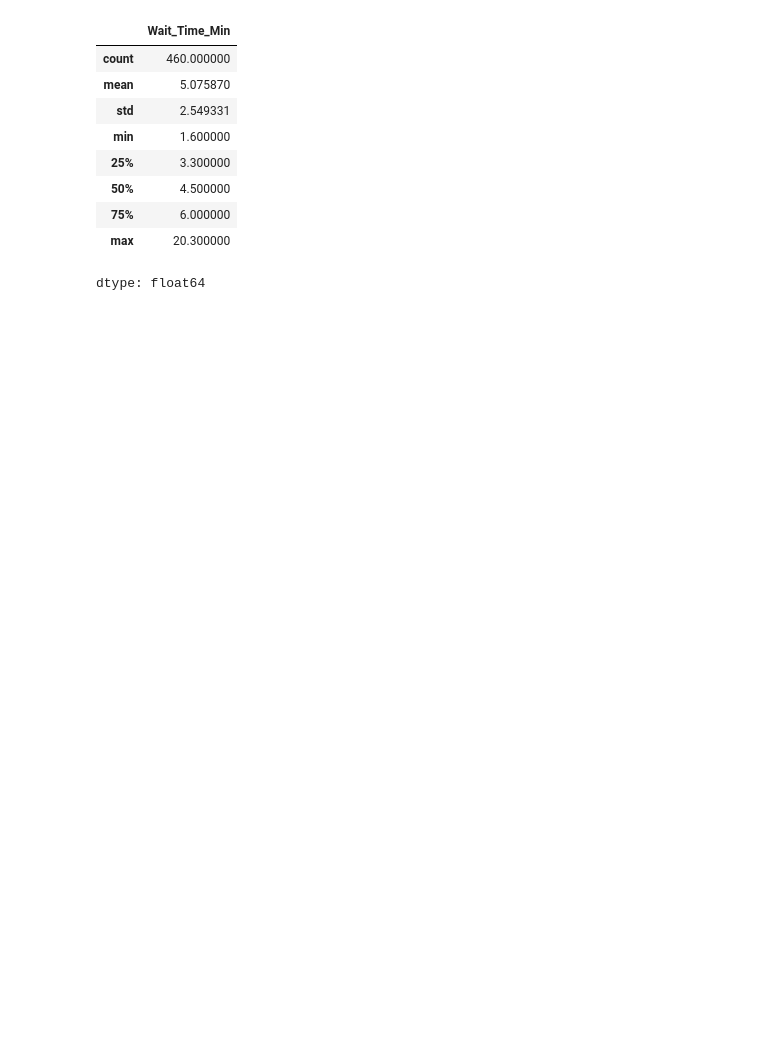
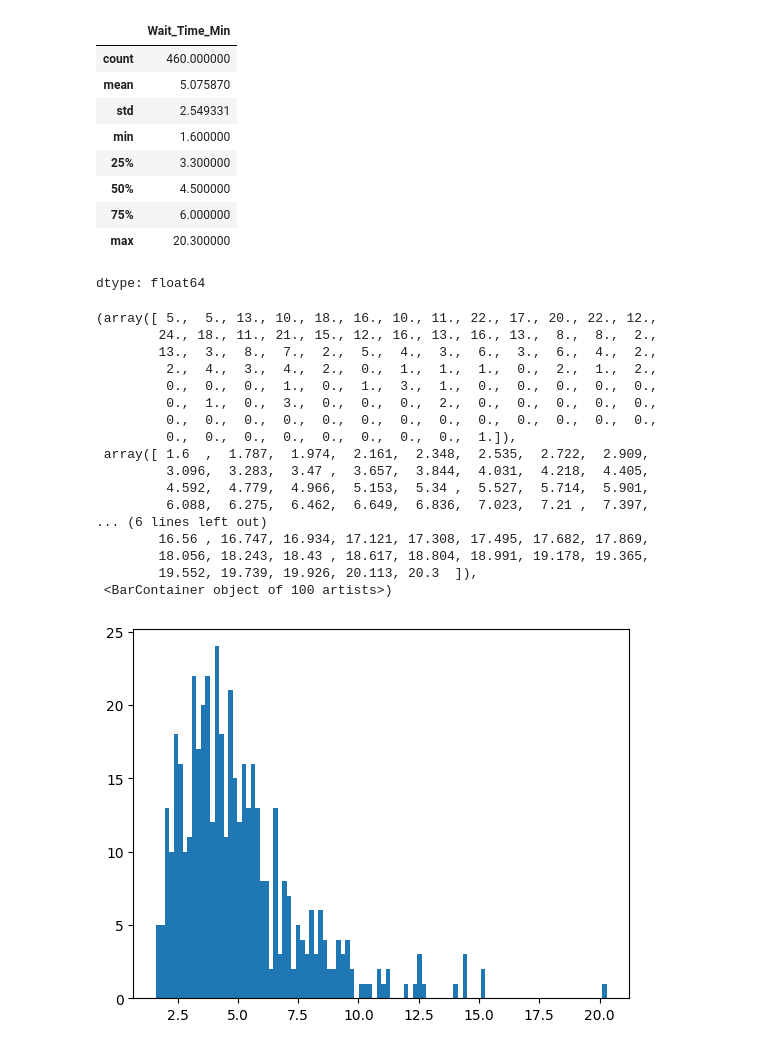
Before and after one commit to AD8787/AP-Stats-DS, a Jupyter notebook: BlendLab.ipynb, the cells around one changed output. Cells and saved outputs as stored; diff of their text form; code cells hidden in the pictures; blank space fills up the shorter version.

```diff
--- a/BlendLab.ipynb
+++ b/BlendLab.ipynb
@@ -223,3 +223,26 @@ df["Wait_Time_Min"].describe()
 | 75% | 6.000000 |
 | max | 20.300000 |
 dtype: float64
+# %%
+import matplotlib.pyplot as plt
+
+plt.hist(df["Wait_Time_Min"], bins = 100)
+# %% [output]
+(array([ 5.,  5., 13., 10., 18., 16., 10., 11., 22., 17., 20., 22., 12.,
+        24., 18., 11., 21., 15., 12., 16., 13., 16., 13.,  8.,  8.,  2.,
+        13.,  3.,  8.,  7.,  2.,  5.,  4.,  3.,  6.,  3.,  6.,  4.,  2.,
+         2.,  4.,  3.,  4.,  2.,  0.,  1.,  1.,  1.,  0.,  2.,  1.,  2.,
+         0.,  0.,  0.,  1.,  0.,  1.,  3.,  1.,  0.,  0.,  0.,  0.,  0.,
+         0.,  1.,  0.,  3.,  0.,  0.,  0.,  2.,  0.,  0.,  0.,  0.,  0.,
+         0.,  0.,  0.,  0.,  0.,  0.,  0.,  0.,  0.,  0.,  0.,  0.,  0.,
+         0.,  0.,  0.,  0.,  0.,  0.,  0.,  0.,  1.]),
+ array([ 1.6  ,  1.787,  1.974,  2.161,  2.348,  2.535,  2.722,  2.909,
+         3.096,  3.283,  3.47 ,  3.657,  3.844,  4.031,  4.218,  4.405,
+         4.592,  4.779,  4.966,  5.153,  5.34 ,  5.527,  5.714,  5.901,
+         6.088,  6.275,  6.462,  6.649,  6.836,  7.023,  7.21 ,  7.397,
+... (6 lines left out)
+        16.56 , 16.747, 16.934, 17.121, 17.308, 17.495, 17.682, 17.869,
+        18.056, 18.243, 18.43 , 18.617, 18.804, 18.991, 19.178, 19.365,
+        19.552, 19.739, 19.926, 20.113, 20.3  ]),
+ <BarContainer object of 100 artists>)
+[figure, added]
```
Also changed, not shown: parts of 1 cell of this notebook.
